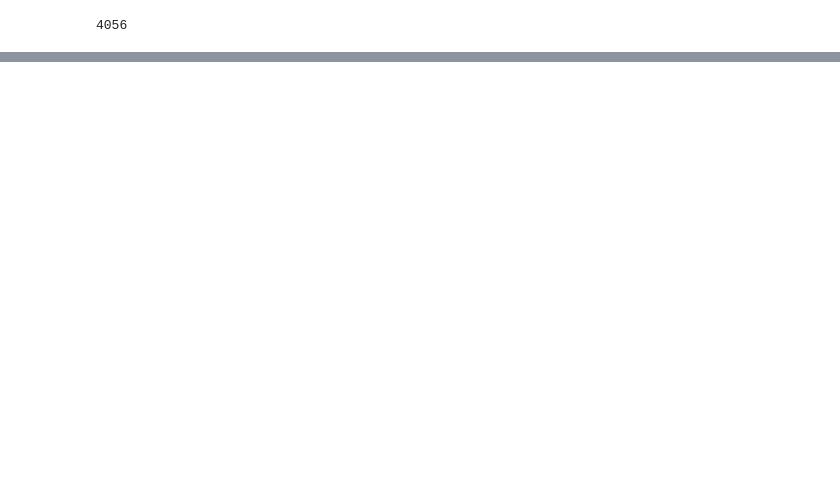
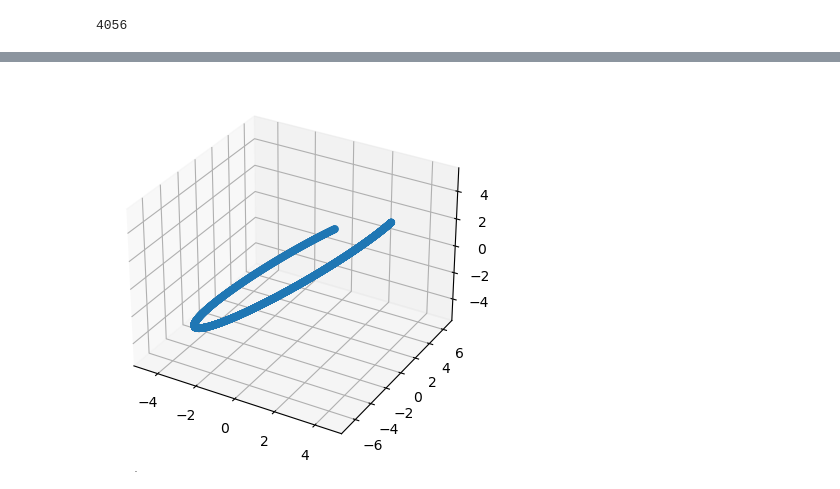
Before and after one commit to Tiangong-PMSC-Group/Satellite-Project, a Jupyter notebook: main_tests.ipynb, the cells around one changed output, grey strips where cells are left out. Saved outputs shown, nothing was run; the diff lists cells and outputs as text; code cells hidden in the pictures; blank space fills up the shorter version.

```diff
--- a/main_tests.ipynb
+++ b/main_tests.ipynb
@@ -223,0 +305,8 @@ array([ 6.77815069e+06,  1.57079633e+00, -5.66419756e-01])
+# %%
+fig = plt.figure()
+ax = fig.add_subplot(1,1,1, projection='3d')
+plot = ax.scatter(x, y, z)
+
+plt.show()
+# %% [output]
+[figure, added]
```
Also changed, not shown: parts of 22 cells of this notebook, 1 other file.
